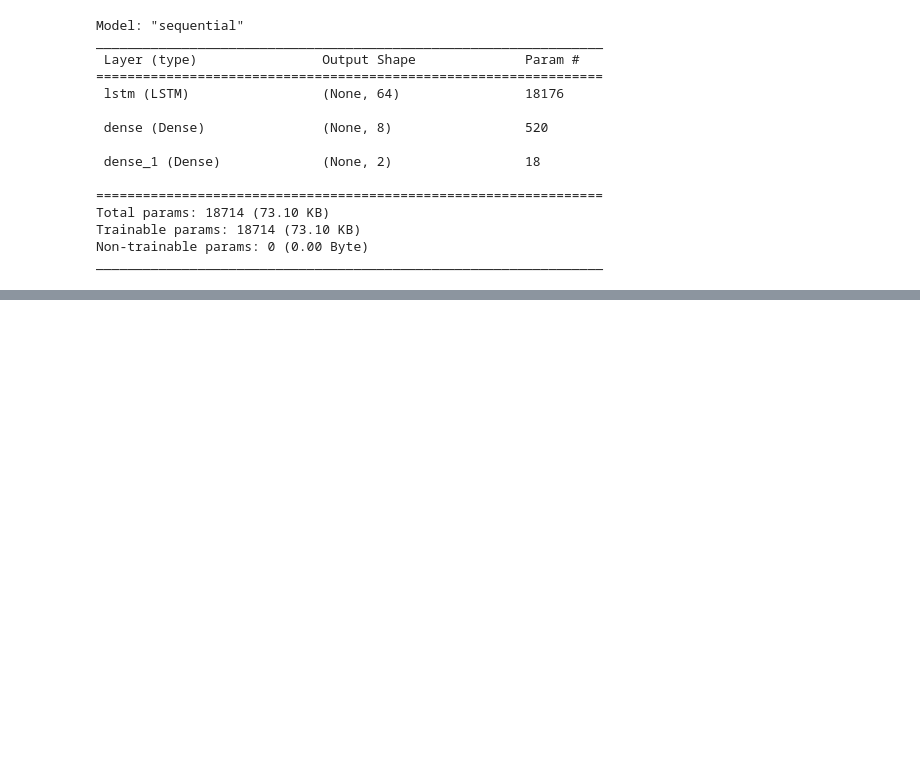
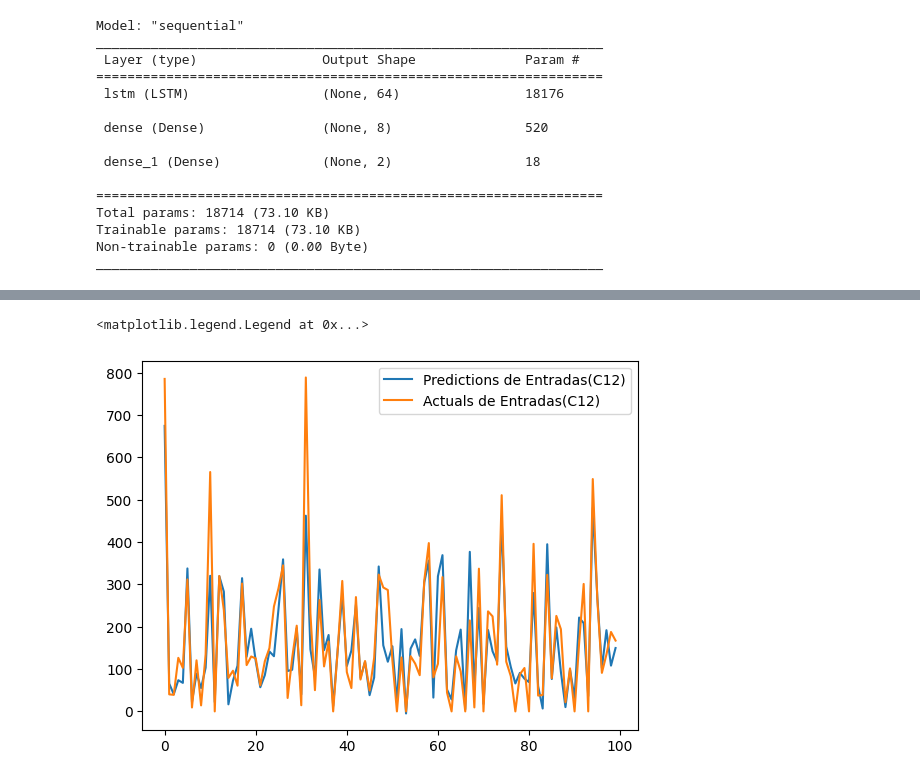
Before and after one commit to a-proenca/LAD, a Jupyter notebook: LAD_FINAL.ipynb, the cells around one changed output, grey strips where cells are left out. Cells and saved outputs as stored; diff of their text form; code cells hidden in the pictures; blank space fills up the shorter version.

```diff
--- a/LAD_FINAL.ipynb
+++ b/LAD_FINAL.ipynb
@@ -498,0 +593,8 @@ KeyboardInterrupt:
+# %%
+start, end = 0, 100
+plt.plot(plot_preds_df['C12 Predictions'][start:end], label='Predictions de Entradas(C12)')
+plt.plot(plot_preds_df['C12 Actuals'][start:end], label='Actuals de Entradas(C12)')
+plt.legend()
+# %% [output]
+<matplotlib.legend.Legend at 0x...>
+[figure, added]
```
Also changed, not shown: parts of 19 cells of this notebook.
